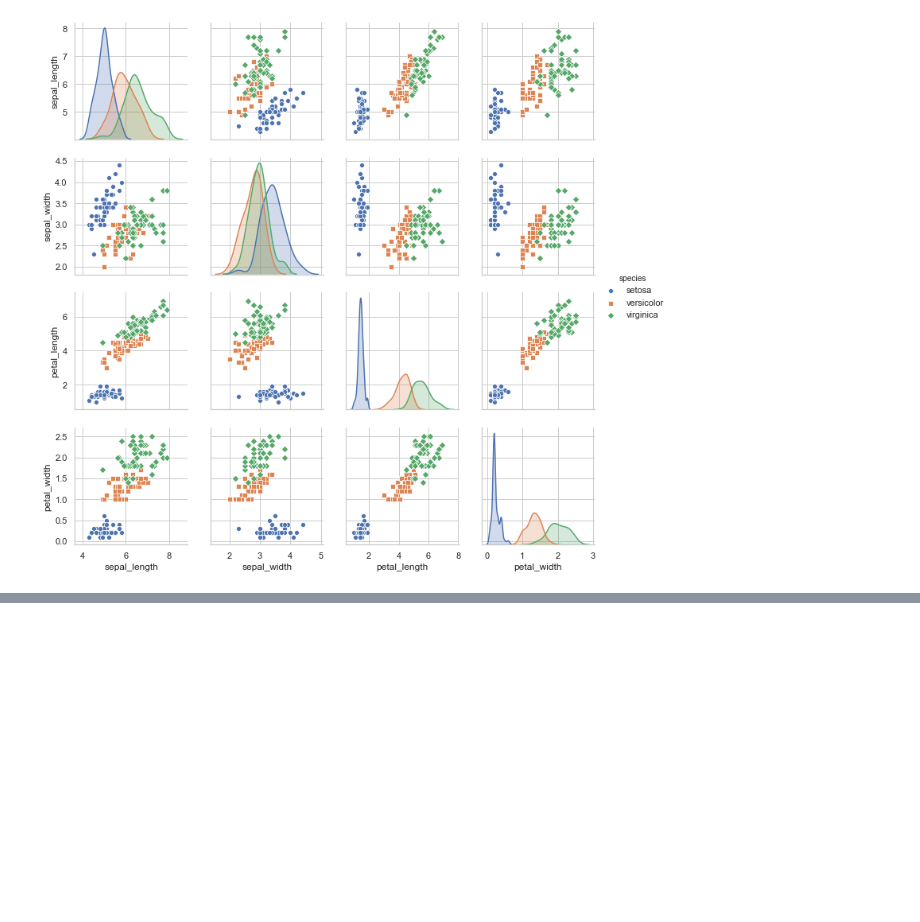
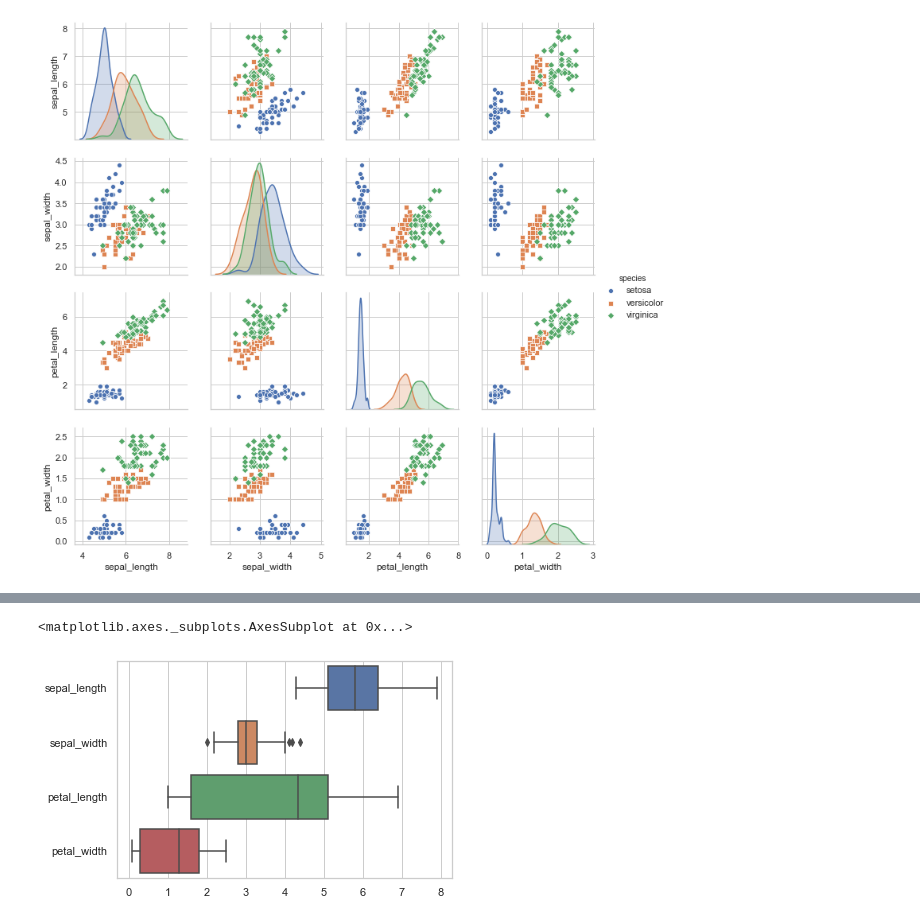
Before and after one commit to EKHTEAR/CSE445-Machine-Learning-AzK-, a Jupyter notebook: Irish_Dataset_Project/Data_Visualization.ipynb, the cells around one changed output, grey strips where cells are left out. Saved outputs shown, nothing was run; the diff lists cells and outputs as text; code cells hidden in the pictures; blank space fills up the shorter version.

```diff
--- a/Irish_Dataset_Project/Data_Visualization.ipynb
+++ b/Irish_Dataset_Project/Data_Visualization.ipynb
@@ -46,0 +52,5 @@ sns.pairplot(iris, markers=["o", "s", "D"], hue="species")
+# %%
+sns.boxplot(data = iris, orient = "h")
+# %% [output]
+<matplotlib.axes._subplots.AxesSubplot at 0x...>
+[figure, added]
```
Also changed, not shown: parts of 1 cell of this notebook.
